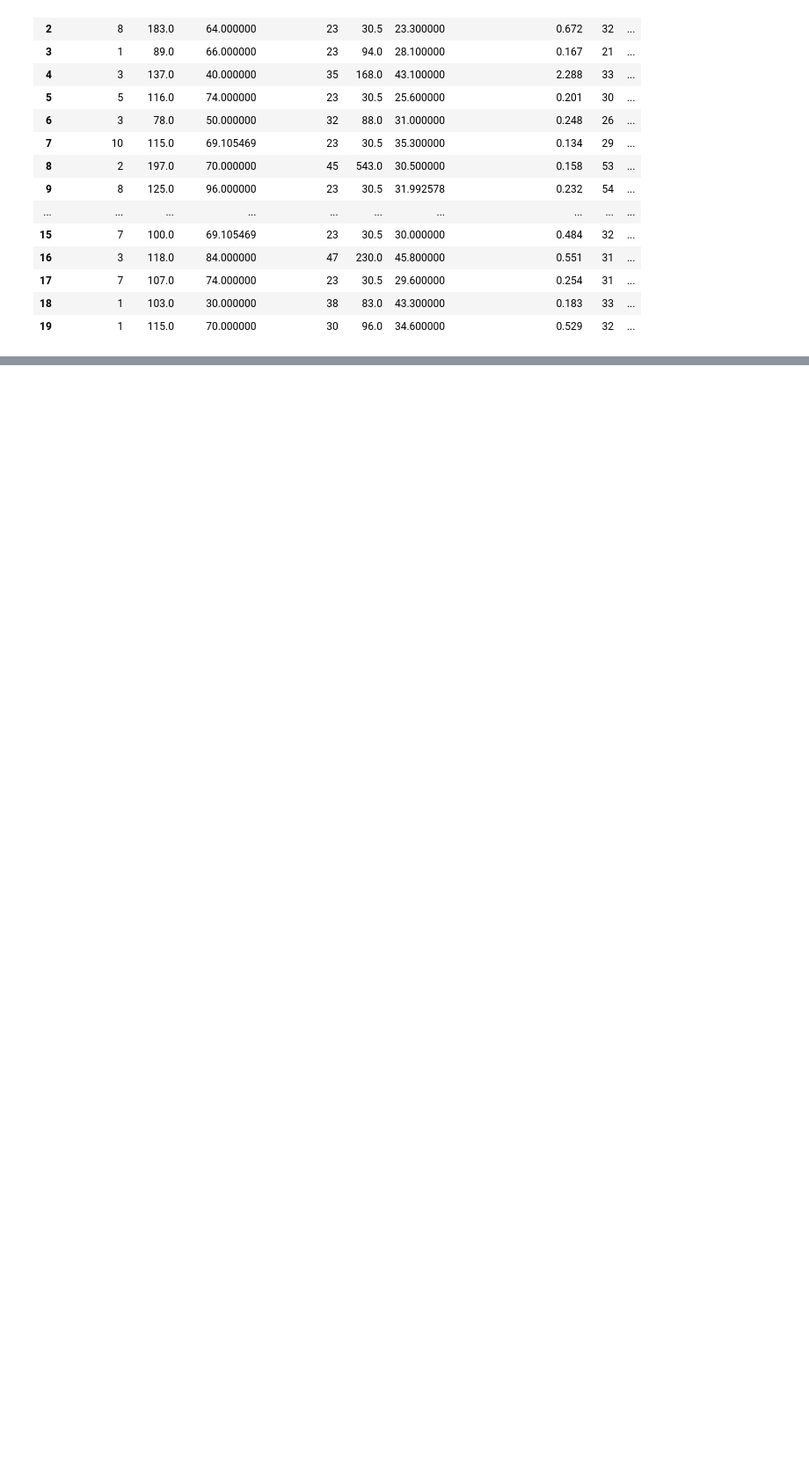
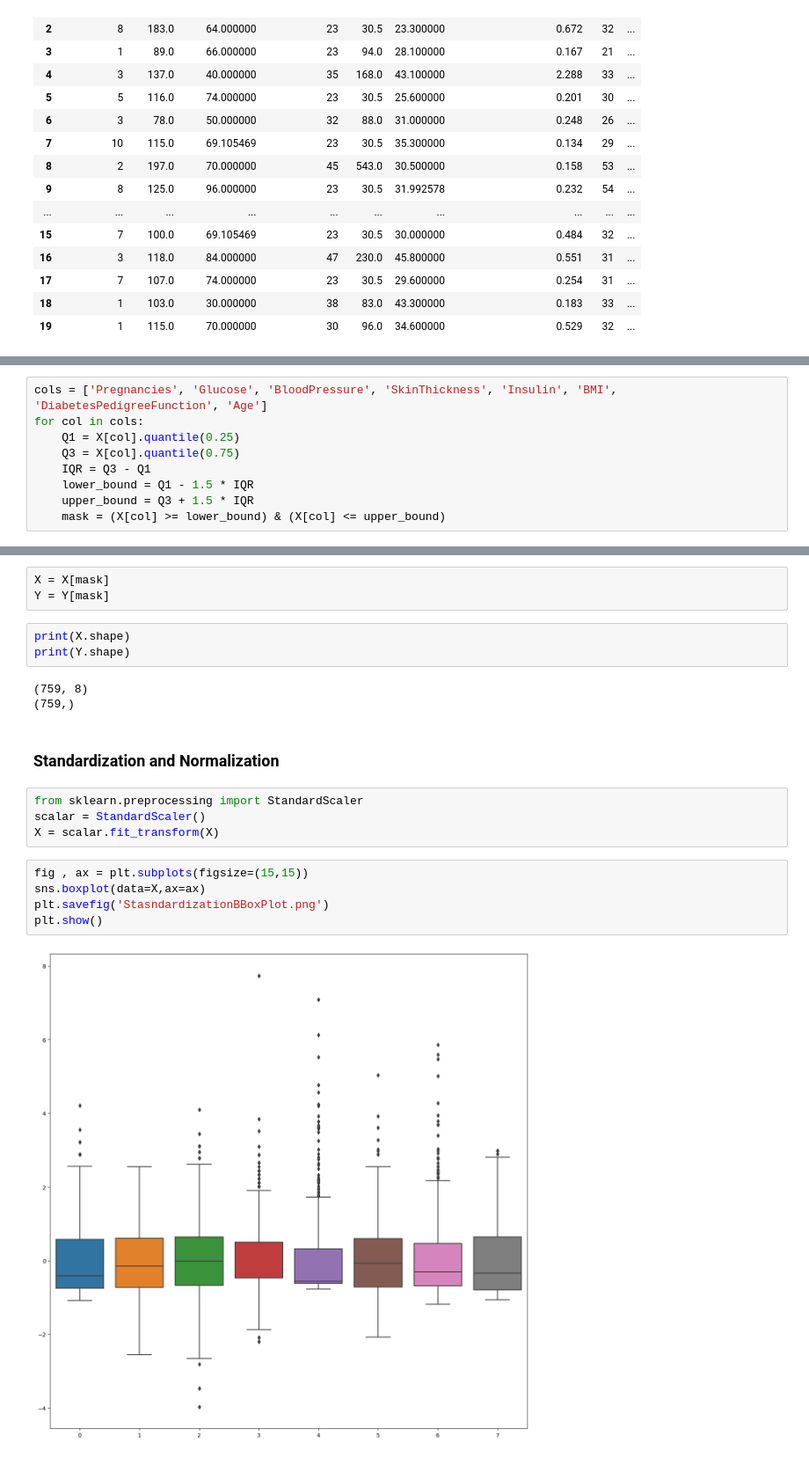
Before and after one commit to abhinav2805-ux/Machine-Learning, a Jupyter notebook: Supervised Learning/Diabities_prediction_using_logistic regression/diabitiesPred.ipynb, the cells around one changed output, grey strips where cells are left out. Shown at 88% size. Cells and saved outputs as stored; diff of their text form; blank space fills up the shorter version.

Commit message:
Diabetes project complete

```diff
--- a/Supervised Learning/Diabities_prediction_using_logistic regression/diabitiesPred.ipynb
+++ b/Supervised Learning/Diabities_prediction_using_logistic regression/diabitiesPred.ipynb
@@ -214,0 +253,9 @@ df.head(20)
+# %%
+cols = ['Pregnancies', 'Glucose', 'BloodPressure', 'SkinThickness', 'Insulin', 'BMI', 'DiabetesPedigreeFunction', 'Age']
+for col in cols:
+    Q1 = X[col].quantile(0.25)
+    Q3 = X[col].quantile(0.75)
+    IQR = Q3 - Q1
+    lower_bound = Q1 - 1.5 * IQR
+    upper_bound = Q3 + 1.5 * IQR
+    mask = (X[col] >= lower_bound) & (X[col] <= upper_bound)
@@ -214,0 +268,22 @@ df.head(20)
+# %%
+X = X[mask]
+Y = Y[mask]
+# %%
+print(X.shape)
+print(Y.shape)
+# %% [output]
+(759, 8)
+(759,)
+# %% [markdown]
+### Standardization and Normalization
+# %%
+from sklearn.preprocessing import StandardScaler
+scalar = StandardScaler()
+X = scalar.fit_transform(X)
+# %%
+fig , ax = plt.subplots(figsize=(15,15))
+sns.boxplot(data=X,ax=ax)
+plt.savefig('StasndardizationBBoxPlot.png')
+plt.show()
+# %% [output]
+[figure, added]
```
Also changed, not shown: parts of 40 cells of this notebook, 3 other files.
